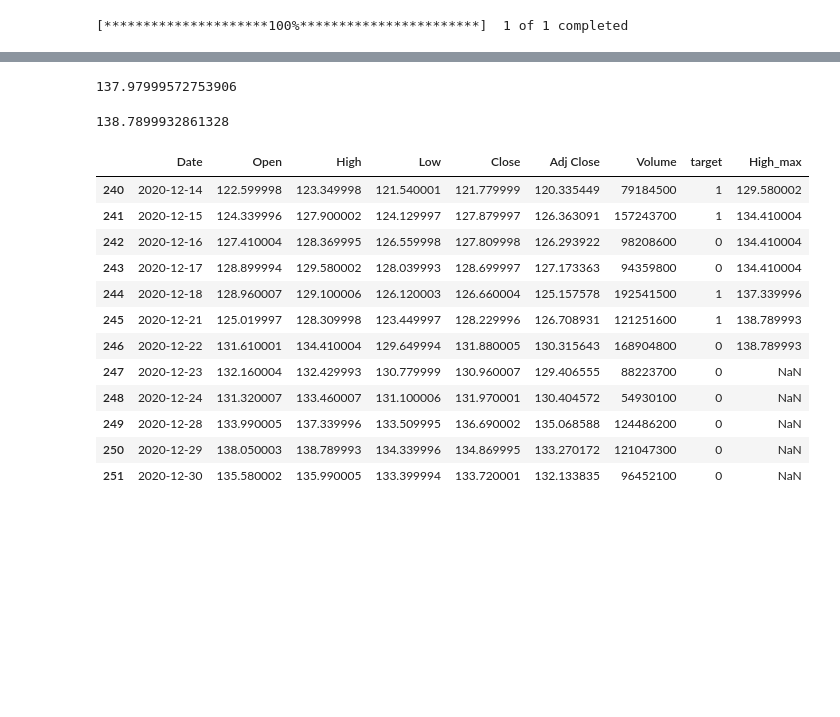
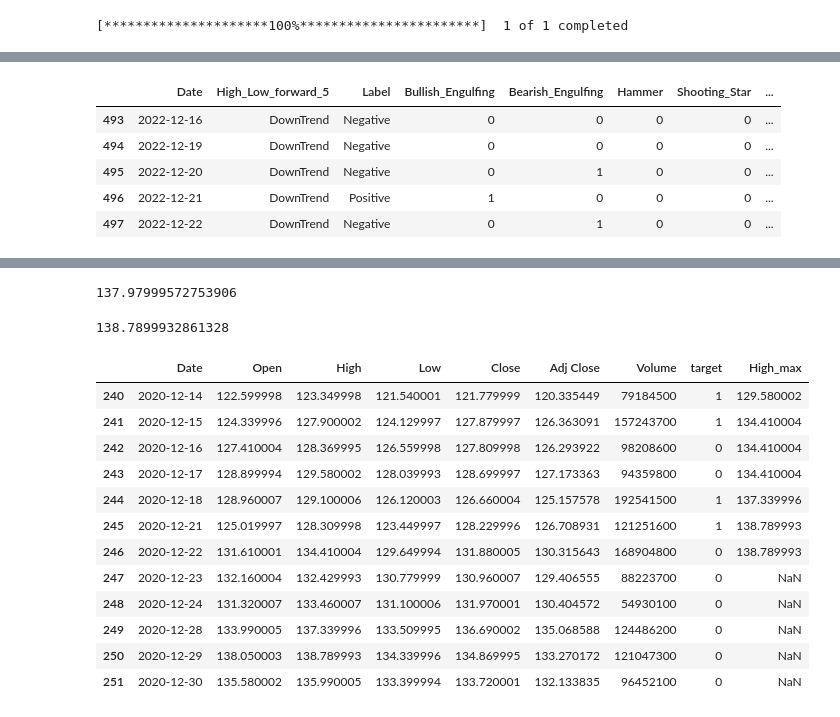
Before and after one commit to nate-belete/SwingTrading, a Jupyter notebook: SwingTrading - Example.ipynb, the cells around one changed output, grey strips where cells are left out. Drawn from its saved outputs; the diff is of its cells as text; code cells hidden in the pictures; blank space fills up the shorter version.

```diff
--- a/SwingTrading - Example.ipynb
+++ b/SwingTrading - Example.ipynb
@@ -2,8 +2,8 @@
 import pandas as pd
 from SwingTrading import SwingTrading
 
-pd.set_option('max_columns', 100)
-pd.set_option('max_rows', 100)
+pd.set_option('max_columns', 500)
+pd.set_option('max_rows', 500)
 # %%
 #Create a SwingTrading object
 swing_trading = SwingTrading('AAPL', '2021-01-01', '2022-12-31', '1d', 0.05, 0.03, 5)
@@ -111,0 +189,9 @@ data = swing_trading.add_trix_indicator()
+# %%
+data.tail()
+# %% [output]
+|  | Date | High_Low_forward_5 | Label | Bullish_Engulfing | Bearish_Engulfing | Hammer | Shooting_Star | ... |
+| 493 | 2022-12-16 | DownTrend | Negative | 0 | 0 | 0 | 0 | ... |
+| 494 | 2022-12-19 | DownTrend | Negative | 0 | 0 | 0 | 0 | ... |
+| 495 | 2022-12-20 | DownTrend | Negative | 0 | 1 | 0 | 0 | ... |
+| 496 | 2022-12-21 | DownTrend | Positive | 1 | 0 | 0 | 0 | ... |
+| 497 | 2022-12-22 | DownTrend | Negative | 0 | 1 | 0 | 0 | ... |
```
Also changed, not shown: parts of 17 cells of this notebook, 1 other file.
